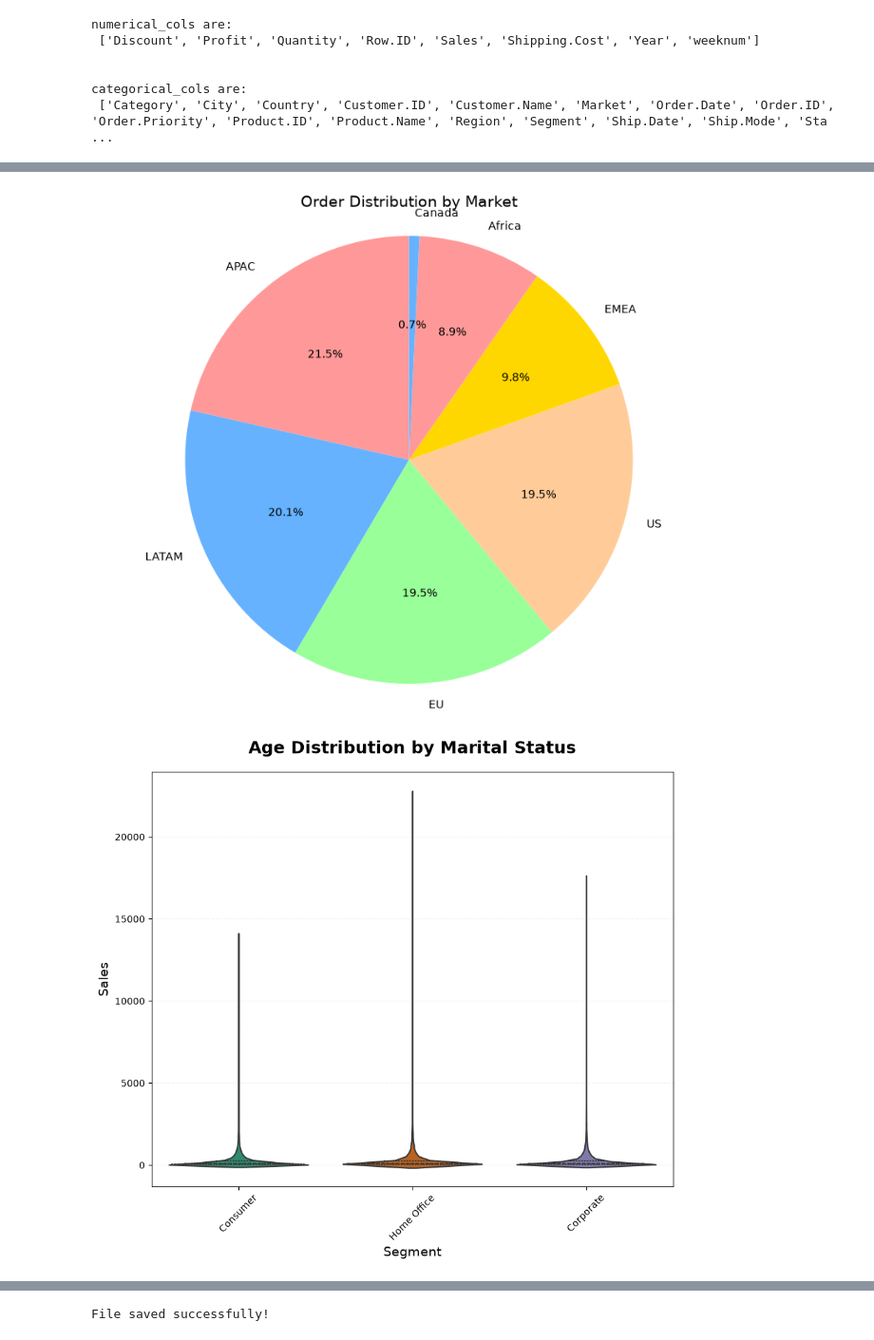
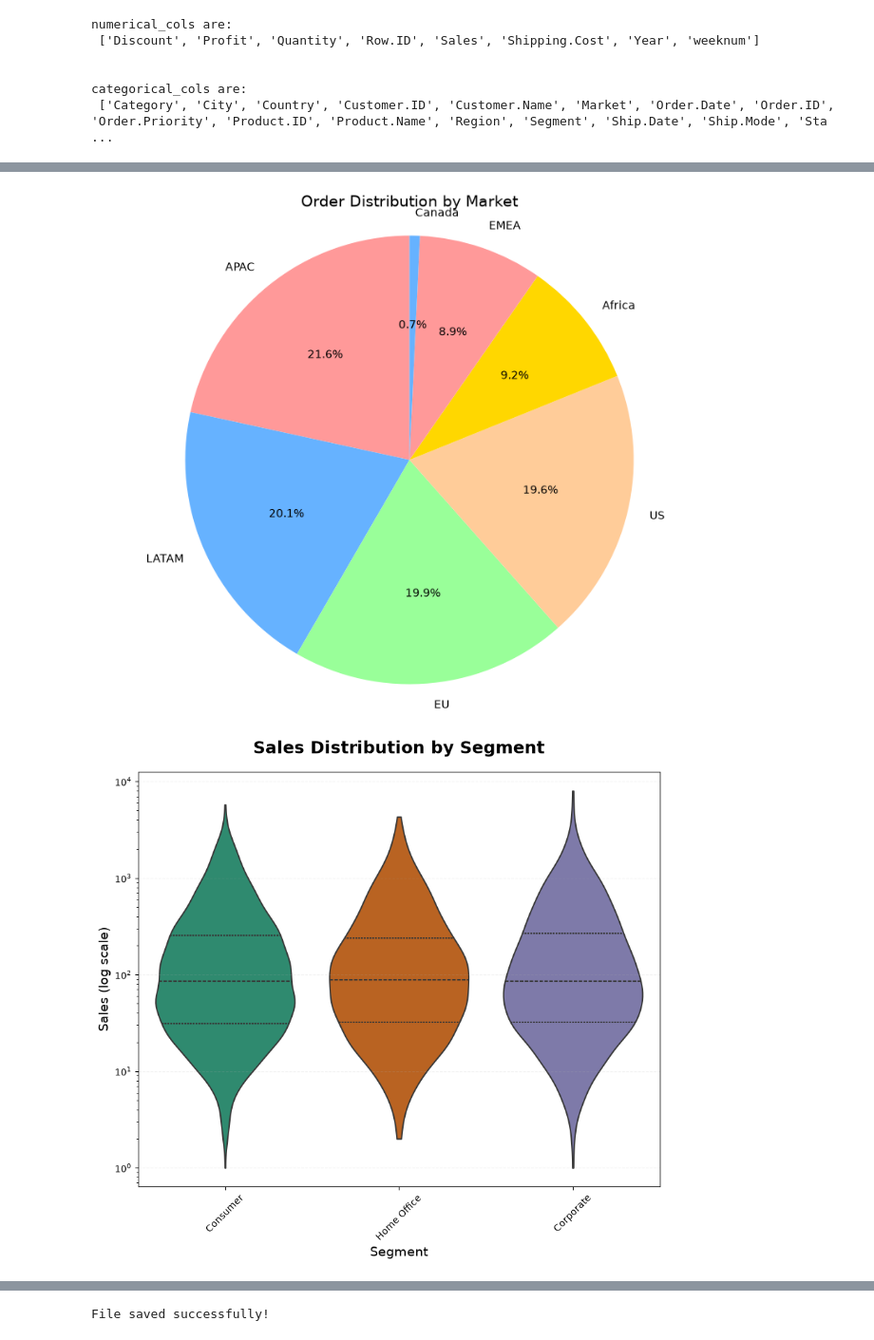
Before and after one commit to JoelxD12O/global-superstore-muestra, a Jupyter notebook: global-superstore.ipynb, the cells around one changed output, grey strips where cells are left out. Shown at 95% size. Cells and saved outputs as stored; diff of their text form; code cells hidden in the pictures.

Commit message:
Fix notebook titles, violin plot, and use sample data

```diff
--- a/global-superstore.ipynb
+++ b/global-superstore.ipynb
@@ -6,7 +6,7 @@ import seaborn as sns
 import warnings
 warnings.filterwarnings('ignore')
 # %%
-df=pd.read_csv('data/superstore.csv')
+df=pd.read_csv('data/superstore_muestra.csv')
 df
 # %% [output]
 |  | Category | City | Country | Customer.ID | Customer.Name | Discount | Market | 记录数 | Order.Date | ... |
@@ -208,20 +208,20 @@ plt.title('Order Distribution by Market', fontsize=14)
 plt.axis('equal')
 plt.show()
 # %% [output]
-[figure, old version]
+[figure, new version]
 # %%
 plt.figure(figsize=(10, 8))
 sns.violinplot(data=df, x='Segment', y='Sales',
                palette=['#1b9e77', '#d95f02', '#7570b3', '#e7298a', '#66a61e'],
-               inner='quartile', linewidth=1.5, saturation=0.7)
-plt.title('Age Distribution by Marital Status', fontsize=18, fontweight='bold', pad=20)
+               inner='quartile', linewidth=1.5, saturation=0.7, cut=0, log_scale=True)
+plt.title('Sales Distribution by Segment', fontsize=18, fontweight='bold', pad=20)
 plt.xlabel('Segment', fontsize=14)
-plt.ylabel('Sales', fontsize=14)
+plt.ylabel('Sales (log scale)', fontsize=14)
 plt.xticks(rotation=45)
 plt.grid(True, alpha=0.15, axis='y', linestyle='--')
 plt.show()
 # %% [output]
-[figure, old version]
+[figure, new version]
 # %%
 plt.figure(figsize=(10, 8))
 corr_matrix = df[numerical_cols].corr()
```
Also changed, not shown: parts of 14 cells of this notebook, 1 other file.
